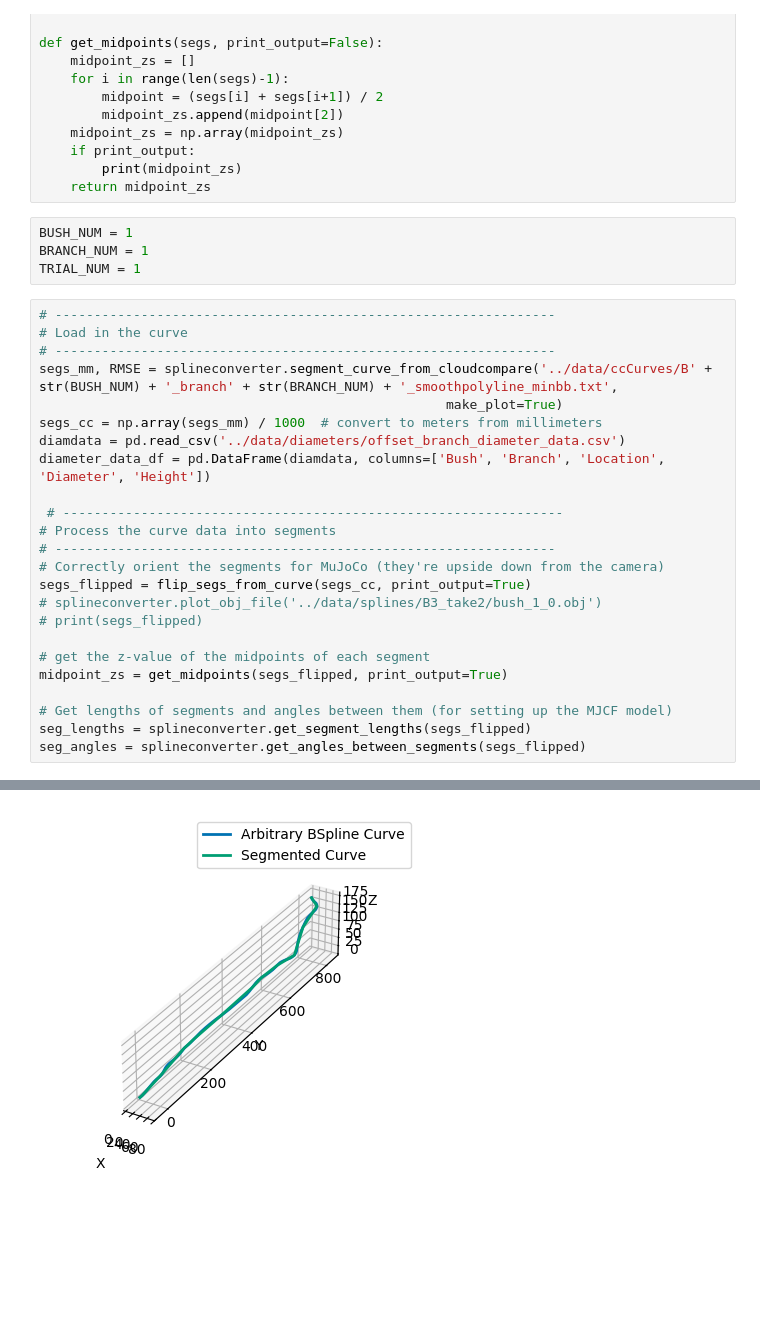
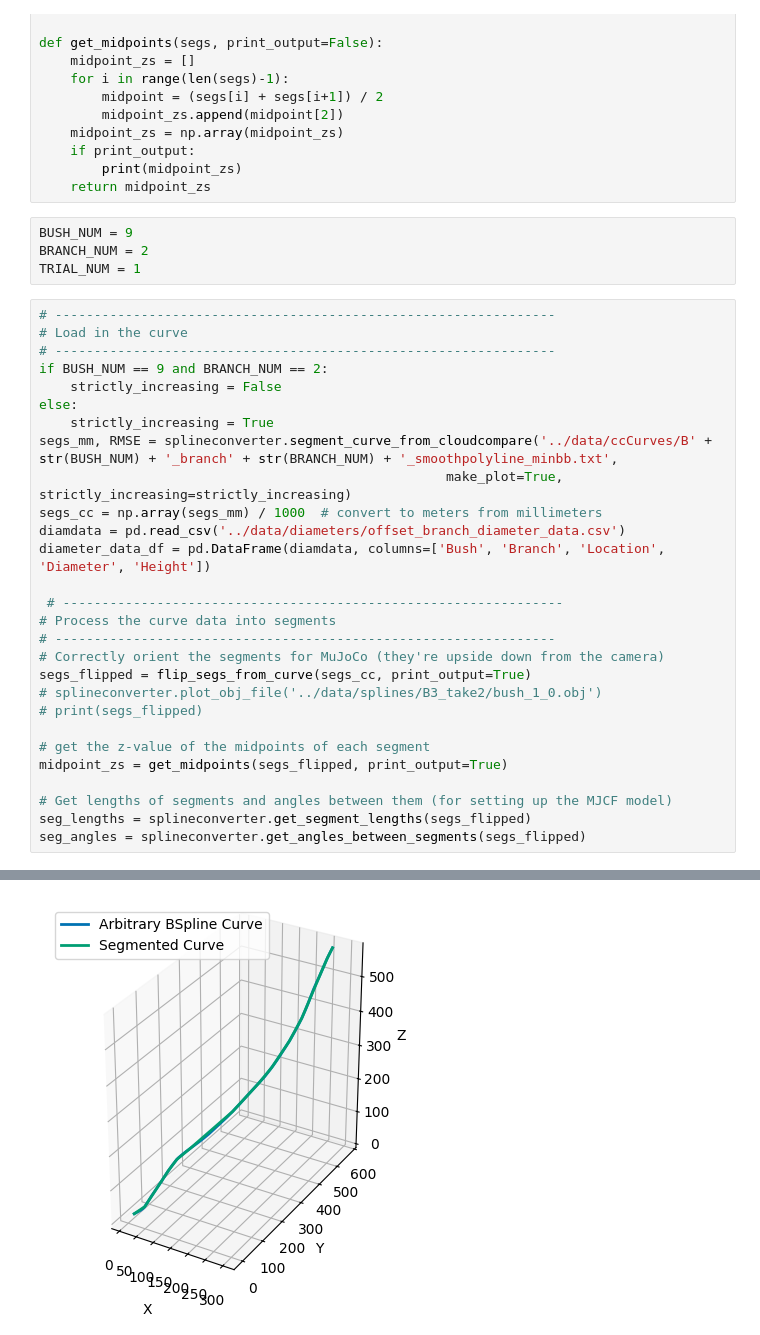
Before and after one commit to Intelligent-Machines-and-Materials-Lab/MuJoCoBlueberryModeling, a Jupyter notebook: src/nonIteratingBranchSim.ipynb, the cells around one changed output, grey strips where cells are left out. Drawn from its saved outputs; the diff is of its cells as text; blank space fills up the shorter version.

Commit message:
Branch 9-2 builds! yay! with a very specific code exception. Don't touch it.

```diff
--- a/src/nonIteratingBranchSim.ipynb
+++ b/src/nonIteratingBranchSim.ipynb
@@ -85,15 +85,19 @@ def get_midpoints(segs, print_output=False):
         print(midpoint_zs)
     return midpoint_zs
 # %%
-BUSH_NUM = 1
-BRANCH_NUM = 1
+BUSH_NUM = 9
+BRANCH_NUM = 2
 TRIAL_NUM = 1
 # %%
 # ----------------------------------------------------------------
 # Load in the curve
 # ----------------------------------------------------------------
+if BUSH_NUM == 9 and BRANCH_NUM == 2:
+    strictly_increasing = False
+else:
+    strictly_increasing = True
 segs_mm, RMSE = splineconverter.segment_curve_from_cloudcompare('../data/ccCurves/B' + str(BUSH_NUM) + '_branch' + str(BRANCH_NUM) + '_smoothpolyline_minbb.txt',
-                                                    make_plot=True)
+                                                    make_plot=True, strictly_increasing=strictly_increasing)
 segs_cc = np.array(segs_mm) / 1000  # convert to meters from millimeters
 diamdata = pd.read_csv('../data/diameters/offset_branch_diameter_data.csv')
 diameter_data_df = pd.DataFrame(diamdata, columns=['Bush', 'Branch', 'Location', 'Diameter', 'Height'])
@@ -133,4 +137,4 @@ RMSE between the discretized segments and the curve after segmenting: 3.106
-[figure, old version]
+[figure, new version]
 # %%
 # ----------------------------------------------------------------
 # Pull relevant data for this cane and trial
```
Also changed, not shown: parts of 7 cells of this notebook, 1 other file.
